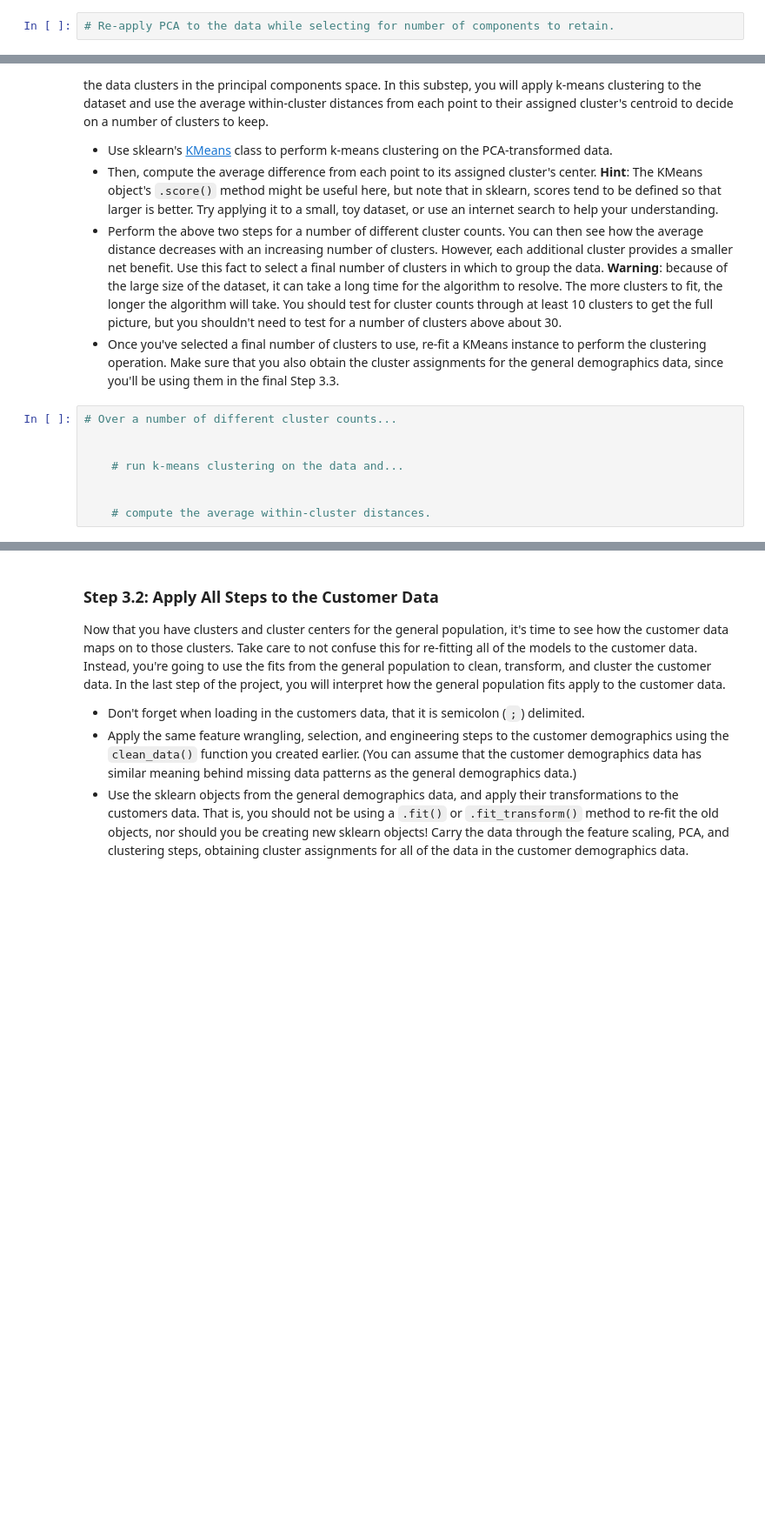
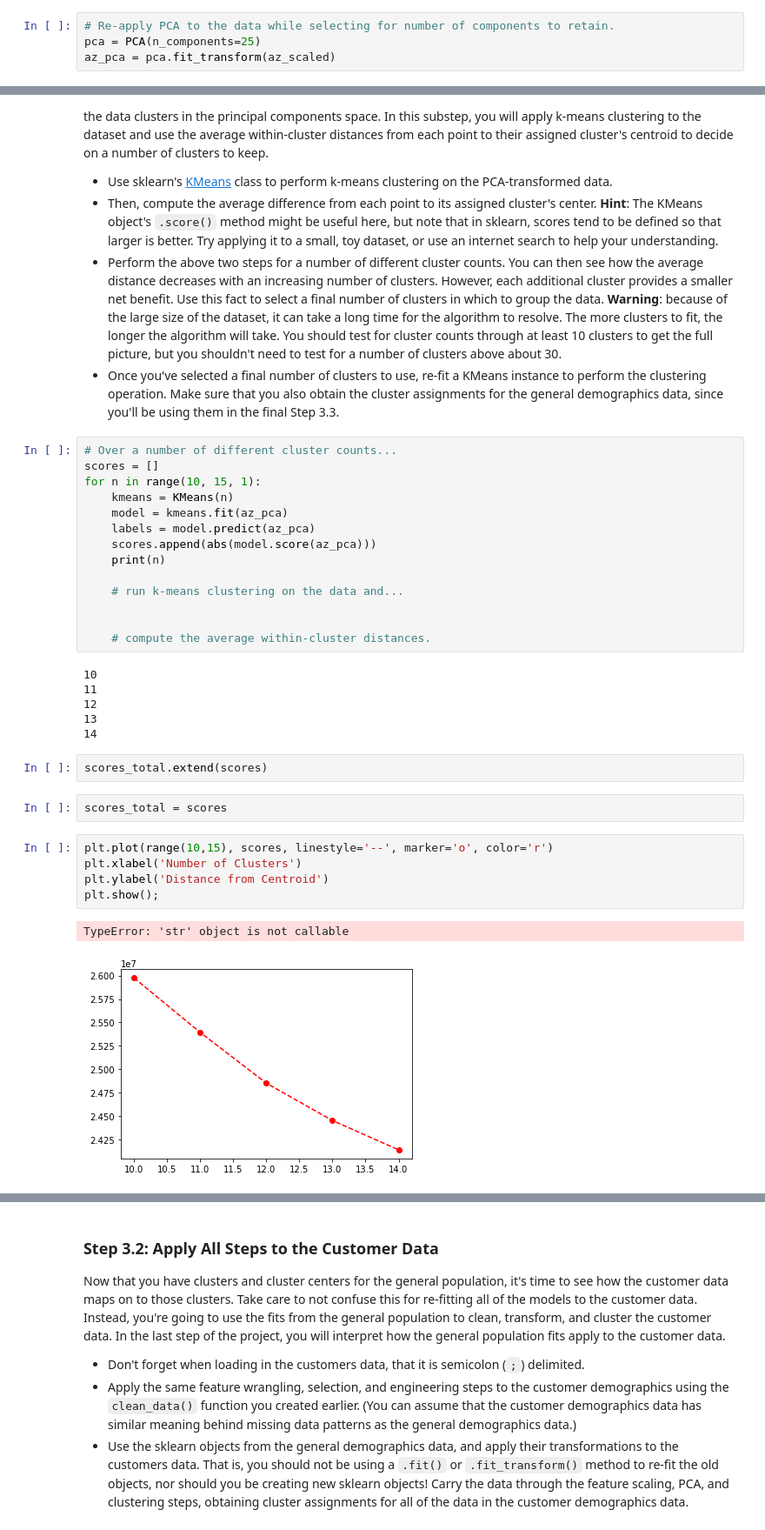
Before and after one commit to jungbuck1/Creating-Customer-Segments, a Jupyter notebook: Identify_Customer_Segments-Copy1.ipynb, the cells around one changed output, grey strips where cells are left out. Shown at 87% size. Saved outputs shown, nothing was run; the diff lists cells and outputs as text; blank space fills up the shorter version.

```diff
--- a/Identify_Customer_Segments-Copy1.ipynb
+++ b/Identify_Customer_Segments-Copy1.ipynb
@@ -643,2 +781,4 @@ On your scaled data, you are now ready to apply dimensionality reduction techniq
 # %%
 # Re-apply PCA to the data while selecting for number of components to retain.
+pca = PCA(n_components=25)
+az_pca = pca.fit_transform(az_scaled)
@@ -683,12 +964,36 @@ You've assessed and cleaned the demographics data, then scaled and transformed t
 - Once you've selected a final number of clusters to use, re-fit a KMeans instance to perform the clustering operation. Make sure that you also obtain the cluster assignments for the general demographics data, since you'll be using them in the final Step 3.3.
 # %%
 # Over a number of different cluster counts...
-
+scores = []
+for n in range(10, 15, 1):
+    kmeans = KMeans(n)
+    model = kmeans.fit(az_pca)
+    labels = model.predict(az_pca)
+    scores.append(abs(model.score(az_pca)))
+    print(n)
 
     # run k-means clustering on the data and...
 
 
     # compute the average within-cluster distances.
+# %% [output]
+10
+11
+12
+13
+14
+# %%
+scores_total.extend(scores)
+# %%
+scores_total = scores
+# %%
+plt.plot(range(10,15), scores, linestyle='--', marker='o', color='r')
+plt.xlabel('Number of Clusters')
+plt.ylabel('Distance from Centroid')
+plt.show();
+# %% [output]
+TypeError: 'str' object is not callable
+[figure, added]
 # %%
 # Investigate the change in within-cluster distance across number of clusters.
 # HINT: Use matplotlib's plot function to visualize this relationship.
```
Also changed, not shown: parts of 113 cells of this notebook.
